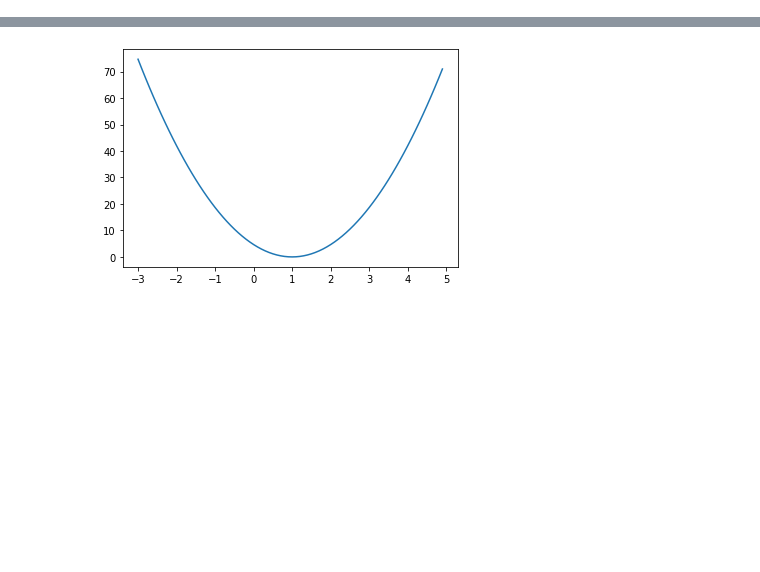
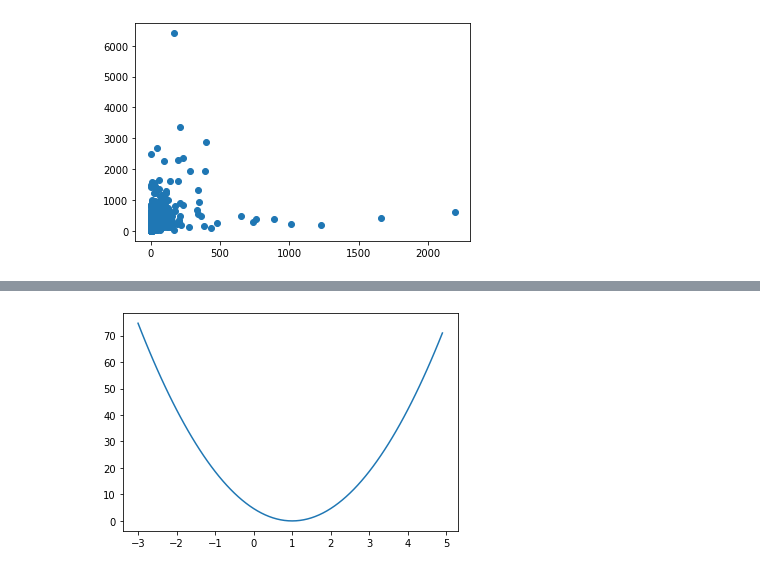
Before and after one commit to yunhacho/jupyterNotebook, a Jupyter notebook: Untitled.ipynb, the cells around one changed output, grey strips where cells are left out. Drawn from its saved outputs; the diff is of its cells as text; code cells hidden in the pictures; blank space fills up the shorter version.

```diff
--- a/Untitled.ipynb
+++ b/Untitled.ipynb
@@ -3,0 +24,12 @@ import matplotlib.pyplot as plt
+# %%
+import matplotlib.pyplot as plt
+plt.figure()
+df2 = df[0:10]
+#plt.plot(df['video_num'], df['Ingenious'])
+plt.scatter(df['Inspiring'], df['comments'])
+#plt.xlim(0,300)
+#plt.ylim(0,500)
+x = np.linspace(0,9000, 2)
+#plt.plot(x, reg(x), c = 'r')
+# %% [output]
+[figure, added]
```
Also changed, not shown: parts of 24 cells of this notebook, 5 other files.
